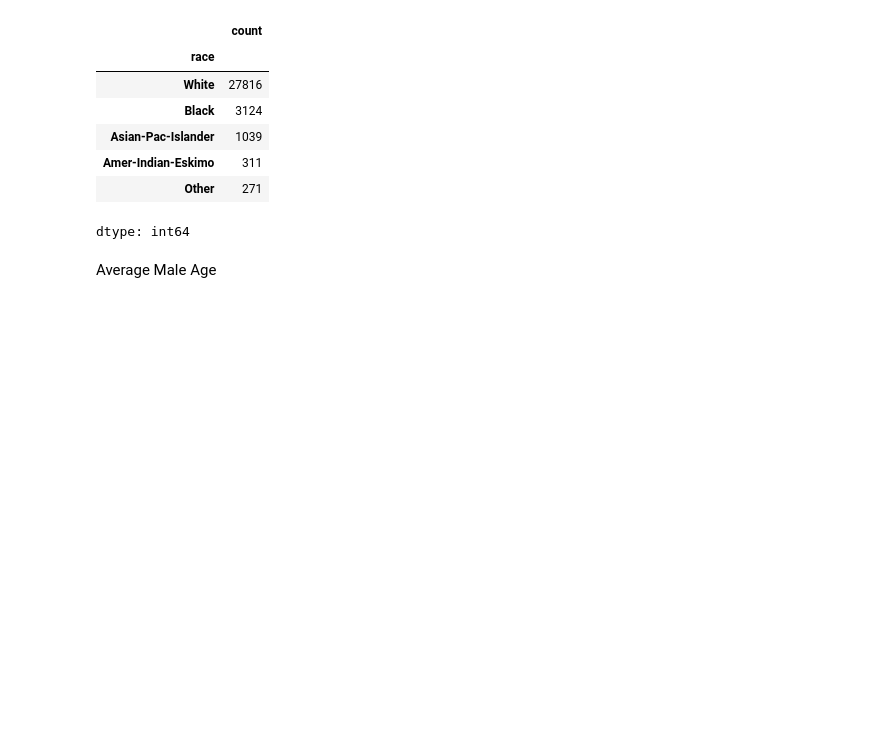
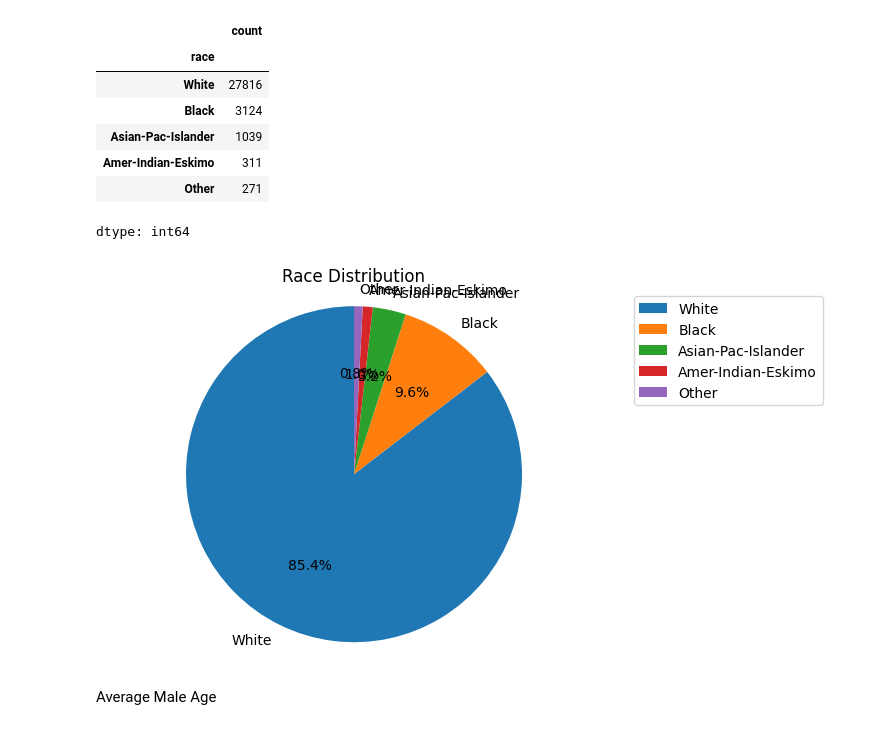
Before and after one commit to iki-sangadji/Demographic-Analysis, a Jupyter notebook: demographic_analysis.ipynb, the cells around one changed output. Drawn from its saved outputs; the diff is of its cells as text; code cells hidden in the pictures; blank space fills up the shorter version.

```diff
--- a/demographic_analysis.ipynb
+++ b/demographic_analysis.ipynb
@@ -31,6 +32,17 @@ race_count
 | Amer-Indian-Eskimo | 311 |
 | Other | 271 |
 dtype: int64
+# %%
+race_labels = race_count.index
+race_values = race_count.values
+
+plt.pie(race_values, labels=race_labels, autopct='%1.1f%%', startangle=90)
+plt.title('Race Distribution')
+plt.axis('equal')
+plt.legend(bbox_to_anchor=(1.05, 1), loc='upper left')
+plt.show()
+# %% [output]
+[figure, added]
 # %% [markdown]
 Average Male Age
 # %%
```
Also changed, not shown: parts of 14 cells of this notebook.
